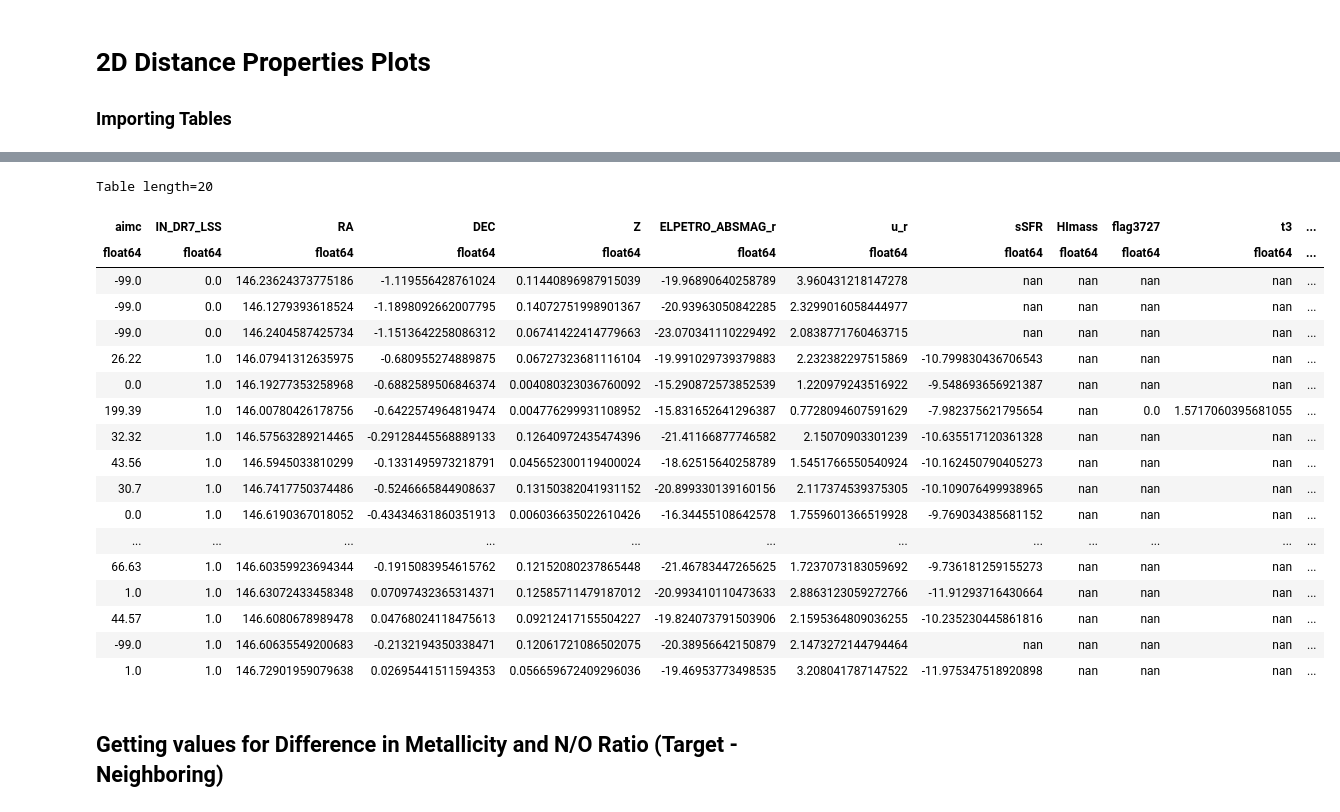
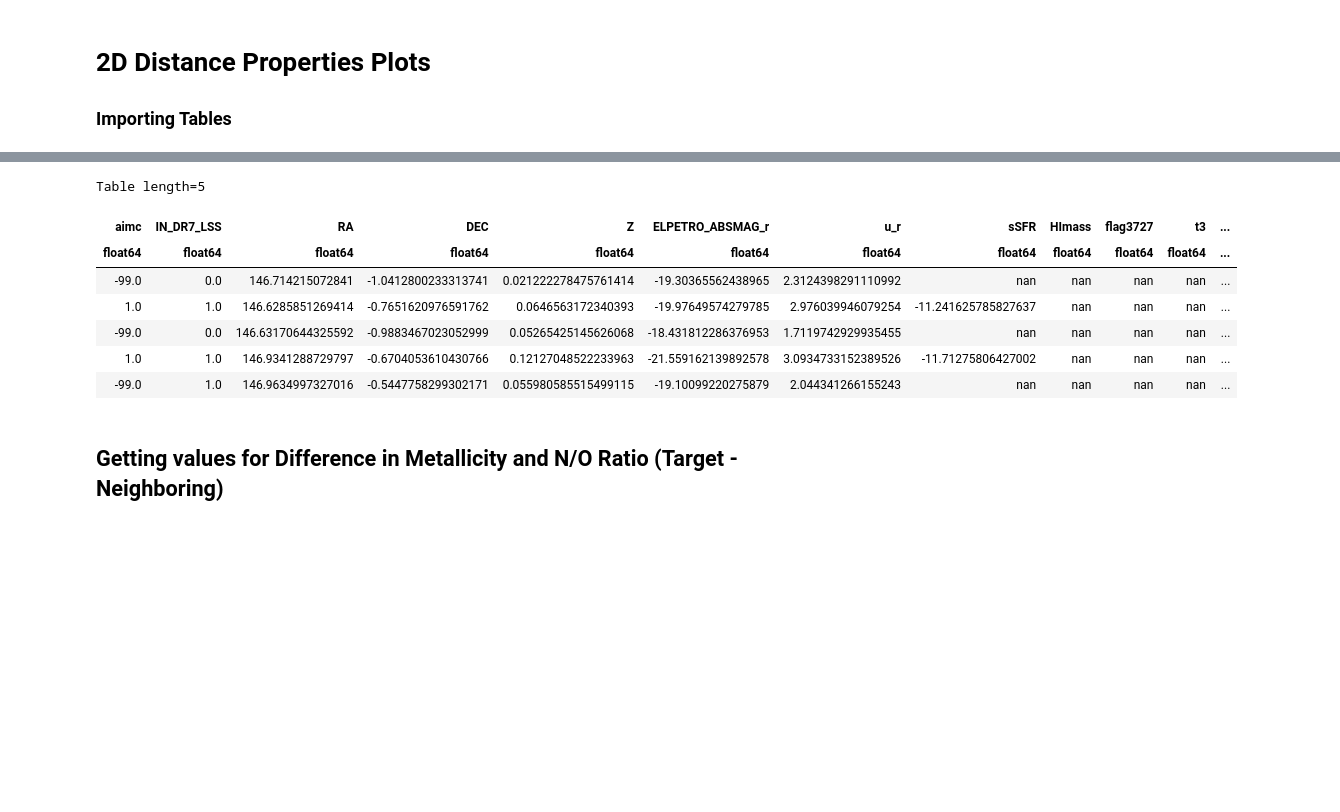
Before and after one commit to kadglass/SmallScale, a Jupyter notebook: 2D_Distance_Properties_Plots.ipynb, the cells around one changed output, grey strips where cells are left out. Drawn from its saved outputs; the diff is of its cells as text; code cells hidden in the pictures; blank space fills up the shorter version.

```diff
--- a/2D_Distance_Properties_Plots.ipynb
+++ b/2D_Distance_Properties_Plots.ipynb
@@ -32,26 +21,15 @@ Table length=20
 # %%
 gal_table = Table.read('gal_table.txt', format = 'ascii.commented_header')
-gal_table[40:60]
+gal_table[:5]
 # %% [output]
-Table length=20
+Table length=5
 | aimc | IN_DR7_LSS | RA | DEC | Z | ELPETRO_ABSMAG_r | u_r | sSFR | HImass | flag3727 | t3 | ... |
 | float64 | float64 | float64 | float64 | float64 | float64 | float64 | float64 | float64 | float64 | float64 | ... |
-| -99.0 | 0.0 | 146.23624373775186 | -1.119556428761024 | 0.11440896987915039 | -19.96890640258789 | 3.960431218147278 | nan | nan | nan | nan | ... |
-| -99.0 | 0.0 | 146.1279393618524 | -1.1898092662007795 | 0.14072751998901367 | -20.93963050842285 | 2.3299016058444977 | nan | nan | nan | nan | ... |
-| -99.0 | 0.0 | 146.2404587425734 | -1.1513642258086312 | 0.06741422414779663 | -23.070341110229492 | 2.0838771760463715 | nan | nan | nan | nan | ... |
-| 26.22 | 1.0 | 146.07941312635975 | -0.680955274889875 | 0.06727323681116104 | -19.991029739379883 | 2.232382297515869 | -10.799830436706543 | nan | nan | nan | ... |
-| 0.0 | 1.0 | 146.19277353258968 | -0.6882589506846374 | 0.004080323036760092 | -15.290872573852539 | 1.220979243516922 | -9.548693656921387 | nan | nan | nan | ... |
-| 199.39 | 1.0 | 146.00780426178756 | -0.6422574964819474 | 0.004776299931108952 | -15.831652641296387 | 0.7728094607591629 | -7.982375621795654 | nan | 0.0 | 1.5717060395681055 | ... |
-| 32.32 | 1.0 | 146.57563289214465 | -0.29128445568889133 | 0.12640972435474396 | -21.41166877746582 | 2.15070903301239 | -10.635517120361328 | nan | nan | nan | ... |
-| 43.56 | 1.0 | 146.5945033810299 | -0.1331495973218791 | 0.045652300119400024 | -18.62515640258789 | 1.5451766550540924 | -10.162450790405273 | nan | nan | nan | ... |
-| 30.7 | 1.0 | 146.7417750374486 | -0.5246665844908637 | 0.13150382041931152 | -20.899330139160156 | 2.117374539375305 | -10.109076499938965 | nan | nan | nan | ... |
-| 0.0 | 1.0 | 146.6190367018052 | -0.43434631860351913 | 0.006036635022610426 | -16.34455108642578 | 1.7559601366519928 | -9.769034385681152 | nan | nan | nan | ... |
-| ... | ... | ... | ... | ... | ... | ... | ... | ... | ... | ... | ... |
-| 66.63 | 1.0 | 146.60359923694344 | -0.1915083954615762 | 0.12152080237865448 | -21.46783447265625 | 1.7237073183059692 | -9.736181259155273 | nan | nan | nan | ... |
-| 1.0 | 1.0 | 146.63072433458348 | 0.07097432365314371 | 0.12585711479187012 | -20.993410110473633 | 2.8863123059272766 | -11.91293716430664 | nan | nan | nan | ... |
-| 44.57 | 1.0 | 146.6080678989478 | 0.04768024118475613 | 0.09212417155504227 | -19.824073791503906 | 2.1595364809036255 | -10.235230445861816 | nan | nan | nan | ... |
-| -99.0 | 1.0 | 146.60635549200683 | -0.2132194350338471 | 0.12061721086502075 | -20.38956642150879 | 2.1473272144794464 | nan | nan | nan | nan | ... |
-| 1.0 | 1.0 | 146.72901959079638 | 0.02695441511594353 | 0.056659672409296036 | -19.46953773498535 | 3.208041787147522 | -11.975347518920898 | nan | nan | nan | ... |
+| -99.0 | 0.0 | 146.714215072841 | -1.0412800233313741 | 0.021222278475761414 | -19.30365562438965 | 2.3124398291110992 | nan | nan | nan | nan | ... |
+| 1.0 | 1.0 | 146.6285851269414 | -0.7651620976591762 | 0.0646563172340393 | -19.97649574279785 | 2.976039946079254 | -11.241625785827637 | nan | nan | nan | ... |
+| -99.0 | 0.0 | 146.63170644325592 | -0.9883467023052999 | 0.05265425145626068 | -18.431812286376953 | 1.7119742929935455 | nan | nan | nan | nan | ... |
+| 1.0 | 1.0 | 146.9341288729797 | -0.6704053610430766 | 0.12127048522233963 | -21.559162139892578 | 3.0934733152389526 | -11.71275806427002 | nan | nan | nan | ... |
+| -99.0 | 1.0 | 146.9634997327016 | -0.5447758299302171 | 0.055980585515499115 | -19.10099220275879 | 2.044341266155243 | nan | nan | nan | nan | ... |
 # %% [markdown]
 ## Getting values for Difference in Metallicity and N/O Ratio (Target - Neighboring)
 # %%
```
Also changed, not shown: parts of 35 cells of this notebook.
